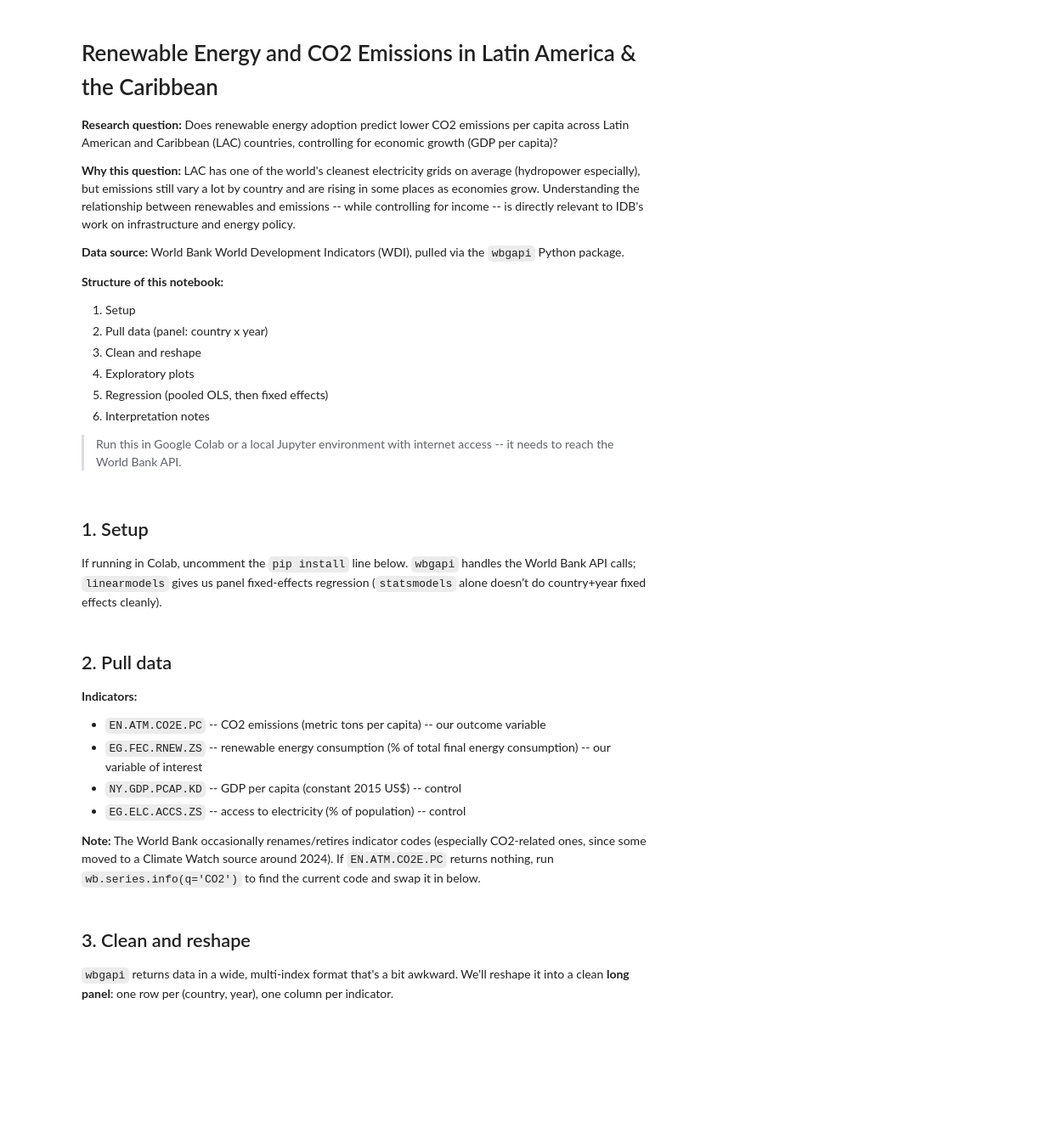
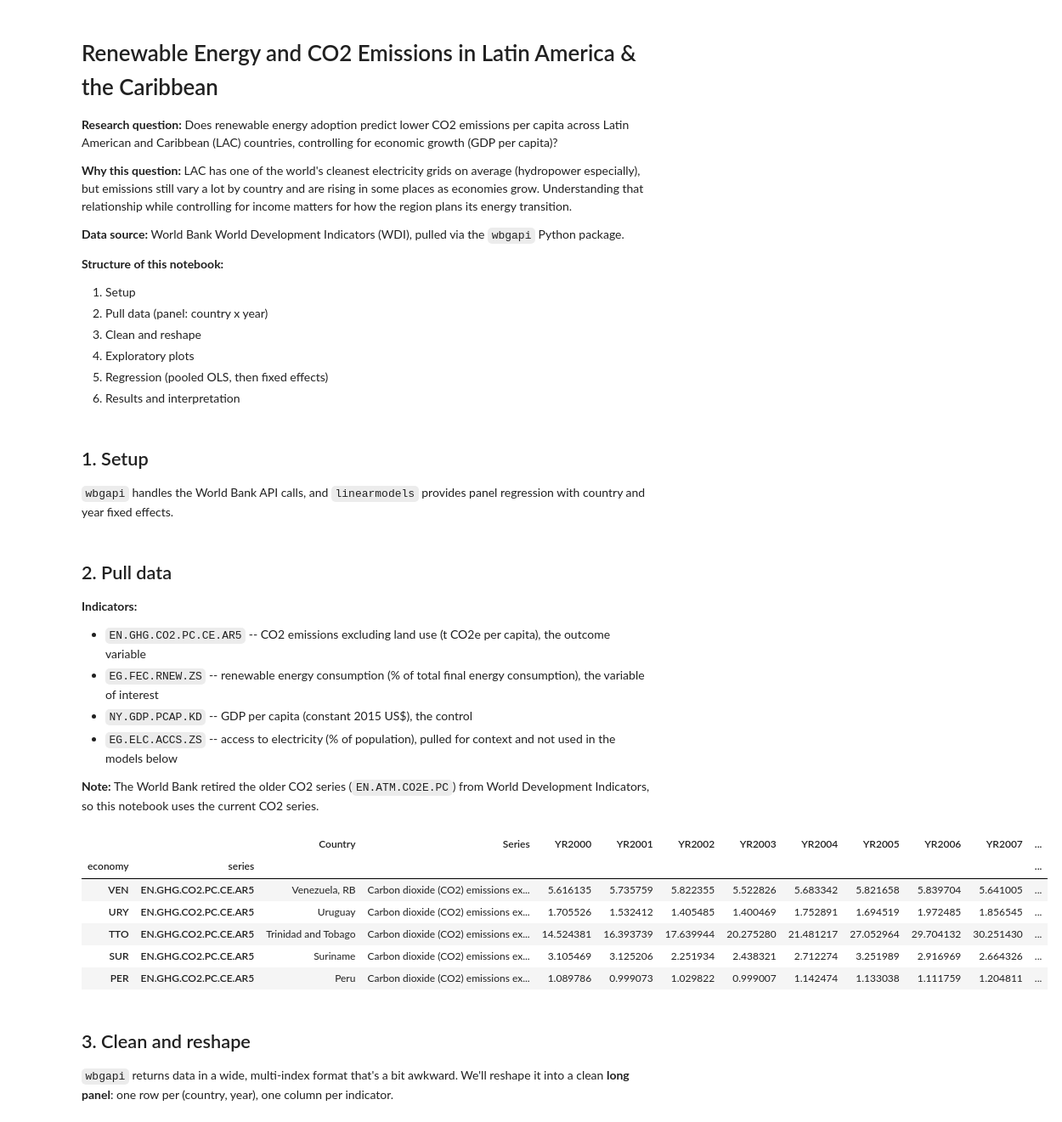
Before and after one commit to matthewecheverria2028-spec/latam-data-projects, a Jupyter notebook: co2-emissions-project/latam_energy_co2_analysis.ipynb, the cells around one changed output. Shown at 85% size. Cells and saved outputs as stored; diff of their text form; code cells hidden in the pictures; blank space fills up the shorter version.

Commit message:
Update CO2 notebook: current World Bank series, results, interpretation

```diff
--- a/co2-emissions-project/latam_energy_co2_analysis.ipynb
+++ b/co2-emissions-project/latam_energy_co2_analysis.ipynb
@@ -3,7 +5,7 @@
 
 **Research question:** Does renewable energy adoption predict lower CO2 emissions per capita across Latin American and Caribbean (LAC) countries, controlling for economic growth (GDP per capita)?
 
-**Why this question:** LAC has one of the world's cleanest electricity grids on average (hydropower especially), but emissions still vary a lot by country and are rising in some places as economies grow. Understanding the relationship between renewables and emissions -- while controlling for income -- is directly relevant to IDB's work on infrastructure and energy policy.
+**Why this question:** LAC has one of the world's cleanest electricity grids on average (hydropower especially), but emissions still vary a lot by country and are rising in some places as economies grow. Understanding that relationship while controlling for income matters for how the region plans its energy transition.
 
 **Data source:** World Bank World Development Indicators (WDI), pulled via the `wbgapi` Python package.
 
@@ -13,11 +15,10 @@
 3. Clean and reshape
 4. Exploratory plots
 5. Regression (pooled OLS, then fixed effects)
-6. Interpretation notes
-
-> Run this in Google Colab or a local Jupyter environment with internet access -- it needs to reach the World Bank API.
+6. Results and interpretation
 # %% [markdown]
 ## 1. Setup
 
-If running in Colab, uncomment the `pip install` line below. `wbgapi` handles the World Bank API calls; `linearmodels` gives us panel fixed-effects regression (`statsmodels` alone doesn't do country+year fixed effects cleanly).
+`wbgapi` handles the World Bank API calls, and `linearmodels` provides panel regression with country and
+year fixed effects.
 # %%
@@ -35,41 +36,49 @@ pd.set_option('display.max_columns', None)
 ## 2. Pull data
 
 **Indicators:**
-- `EN.ATM.CO2E.PC` -- CO2 emissions (metric tons per capita) -- our outcome variable
-- `EG.FEC.RNEW.ZS` -- renewable energy consumption (% of total final energy consumption) -- our variable of interest
-- `NY.GDP.PCAP.KD` -- GDP per capita (constant 2015 US$) -- control
-- `EG.ELC.ACCS.ZS` -- access to electricity (% of population) -- control
+- `EN.GHG.CO2.PC.CE.AR5` -- CO2 emissions excluding land use (t CO2e per capita), the outcome variable
+- `EG.FEC.RNEW.ZS` -- renewable energy consumption (% of total final energy consumption), the variable of interest
+- `NY.GDP.PCAP.KD` -- GDP per capita (constant 2015 US$), the control
+- `EG.ELC.ACCS.ZS` -- access to electricity (% of population), pulled for context and not used in the models below
 
-**Note:** The World Bank occasionally renames/retires indicator codes (especially CO2-related ones, since some moved to a Climate Watch source around 2024). If `EN.ATM.CO2E.PC` returns nothing, run `wb.series.info(q='CO2')` to find the current code and swap it in below.
+**Note:** The World Bank retired the older CO2 series (`EN.ATM.CO2E.PC`) from World Development Indicators, so this notebook uses the current CO2 series.
 # %%
-# Latin American & Caribbean countries (IDB member countries), by ISO3 code
+# Latin American & Caribbean countries, by ISO3 code
 lac_countries = [
     'ARG', 'BHS', 'BRB', 'BLZ', 'BOL', 'BRA', 'CHL', 'COL', 'CRI',
     'DOM', 'ECU', 'SLV', 'GTM', 'GUY', 'HTI', 'HND', 'JAM', 'MEX',
     'NIC', 'PAN', 'PRY', 'PER', 'SUR', 'TTO', 'URY', 'VEN'
 ]
 
 indicators = {
-    'EN.ATM.CO2E.PC': 'co2_per_capita',
+    'EN.GHG.CO2.PC.CE.AR5': 'co2_per_capita',
     'EG.FEC.RNEW.ZS': 'renewable_pct',
     'NY.GDP.PCAP.KD': 'gdp_per_capita',
     'EG.ELC.ACCS.ZS': 'electricity_access_pct',
 }
 
 years = range(2000, 2023)
 
 # quick sanity check: confirm the indicator codes still exist / see alternatives
 # wb.series.info(q='CO2')
 
 df = wb.data.DataFrame(
     list(indicators.keys()),
     economy=lac_countries,
     time=years,
     labels=True,
     skipBlanks=True,
 )
 
 df.head()
+# %% [output]
+|  |  | Country | Series | YR2000 | YR2001 | YR2002 | YR2003 | YR2004 | YR2005 | YR2006 | YR2007 | ... |
+| economy | series |  |  |  |  |  |  |  |  |  |  | ... |
+| VEN | EN.GHG.CO2.PC.CE.AR5 | Venezuela, RB | Carbon dioxide (CO2) emissions ex... | 5.616135 | 5.735759 | 5.822355 | 5.522826 | 5.683342 | 5.821658 | 5.839704 | 5.641005 | ... |
+| URY | EN.GHG.CO2.PC.CE.AR5 | Uruguay | Carbon dioxide (CO2) emissions ex... | 1.705526 | 1.532412 | 1.405485 | 1.400469 | 1.752891 | 1.694519 | 1.972485 | 1.856545 | ... |
+| TTO | EN.GHG.CO2.PC.CE.AR5 | Trinidad and Tobago | Carbon dioxide (CO2) emissions ex... | 14.524381 | 16.393739 | 17.639944 | 20.275280 | 21.481217 | 27.052964 | 29.704132 | 30.251430 | ... |
+| SUR | EN.GHG.CO2.PC.CE.AR5 | Suriname | Carbon dioxide (CO2) emissions ex... | 3.105469 | 3.125206 | 2.251934 | 2.438321 | 2.712274 | 3.251989 | 2.916969 | 2.664326 | ... |
+| PER | EN.GHG.CO2.PC.CE.AR5 | Peru | Carbon dioxide (CO2) emissions ex... | 1.089786 | 0.999073 | 1.029822 | 0.999007 | 1.142474 | 1.133038 | 1.111759 | 1.204811 | ... |
 # %% [markdown]
 ## 3. Clean and reshape
 
```
Also changed, not shown: parts of 10 cells of this notebook.
